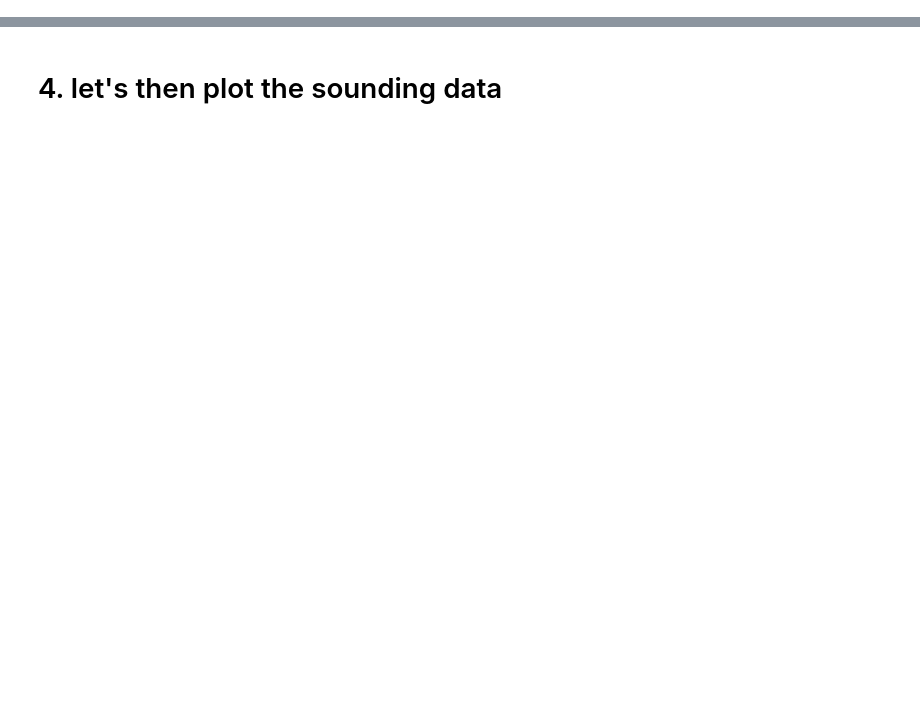
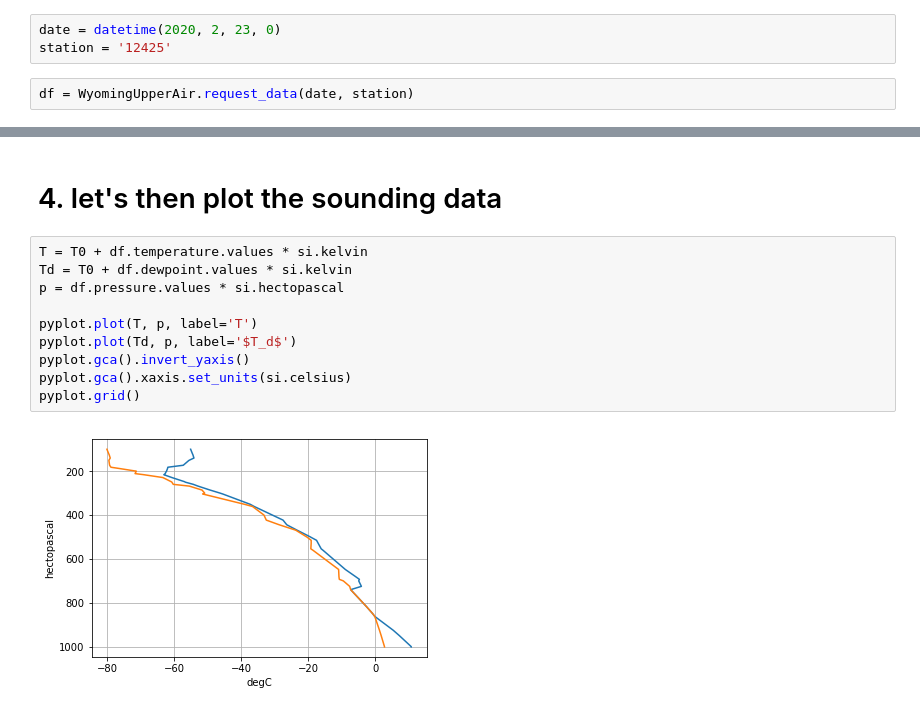
Before and after one commit to slayoo/MoAC, a Jupyter notebook: notebooks/01_pint_soundings_vapour_saturation_dew_point_boiling_point.ipynb, the cells around one changed output, grey strips where cells are left out. Drawn from its saved outputs; the diff is of its cells as text; blank space fills up the shorter version.

```diff
--- a/notebooks/01_pint_soundings_vapour_saturation_dew_point_boiling_point.ipynb
+++ b/notebooks/01_pint_soundings_vapour_saturation_dew_point_boiling_point.ipynb
@@ -4,0 +44,5 @@
+# %%
+date = datetime(2020, 2, 23, 0)
+station = '12425'
+# %%
+df = WyomingUpperAir.request_data(date, station)
@@ -34,2 +138,14 @@ c_i = (
 # %% [markdown]
 # 4. let's then plot the sounding data
+# %%
+T = T0 + df.temperature.values * si.kelvin
+Td = T0 + df.dewpoint.values * si.kelvin
+p = df.pressure.values * si.hectopascal
+
+pyplot.plot(T, p, label='T')
+pyplot.plot(Td, p, label='$T_d$')
+pyplot.gca().invert_yaxis()
+pyplot.gca().xaxis.set_units(si.celsius)
+pyplot.grid()
+# %% [output]
+[figure, added]
```
Also changed, not shown: parts of 16 cells of this notebook.
